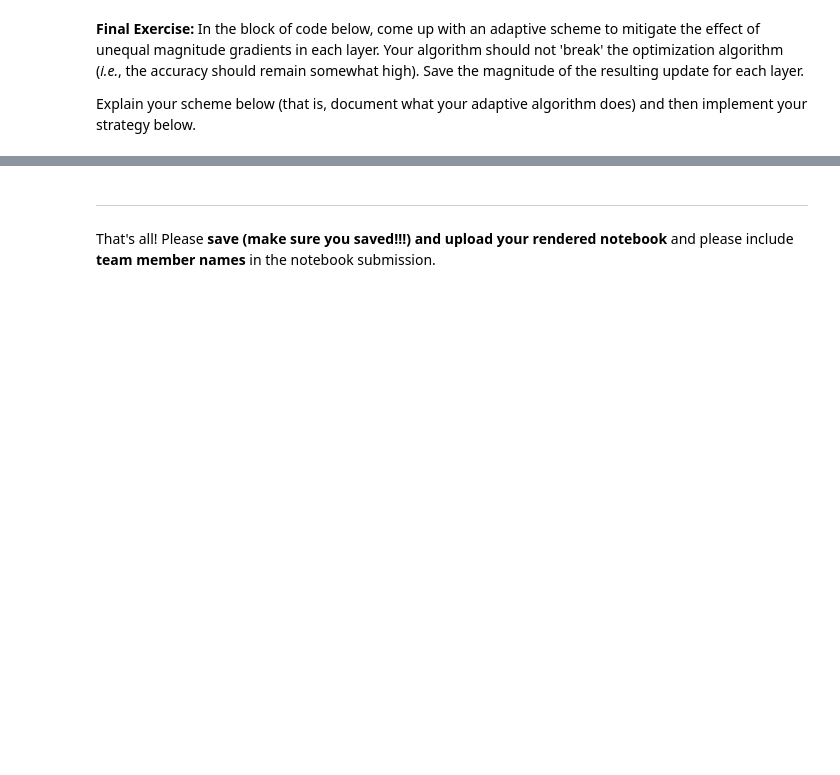
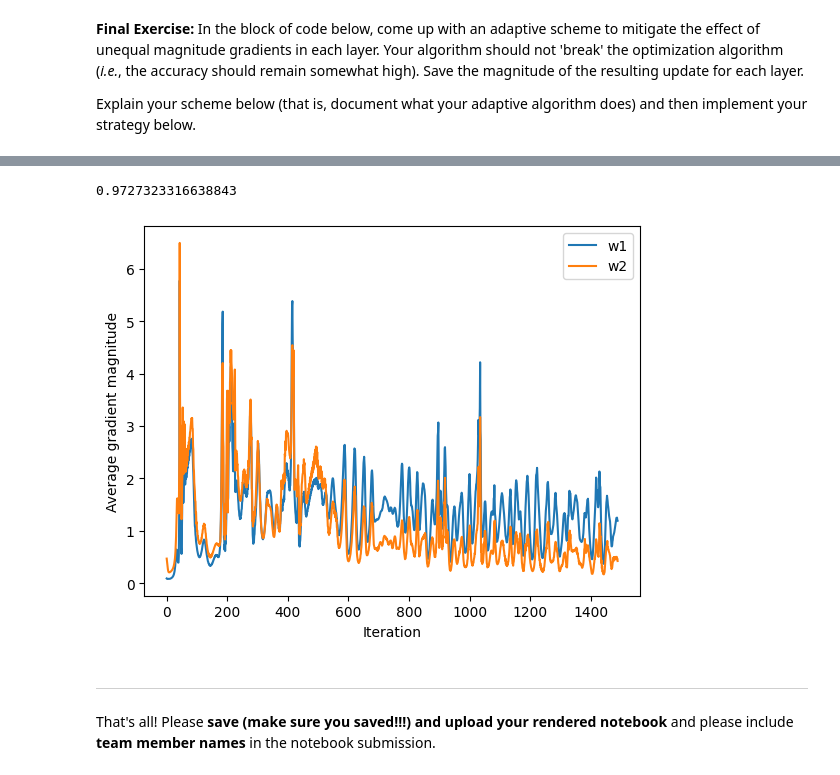
Before and after one commit to wayne-xyz/CS7324As, a Jupyter notebook: ICA2/ICA2_MachineLearning.ipynb, the cells around one changed output, grey strips where cells are left out. Saved outputs shown, nothing was run; the diff lists cells and outputs as text; code cells hidden in the pictures; blank space fills up the shorter version.

```diff
--- a/ICA2/ICA2_MachineLearning.ipynb
+++ b/ICA2/ICA2_MachineLearning.ipynb
@@ -323,6 +323,8 @@ class TwoLayerPerceptron(TwoLayerPerceptronBase):
             # magnitude of gradients grad_w1_ and grad_w2_
 
             # Track the magnitude of the gradient
+            self.grad_w1_[i] = np.mean(np.abs(gradW1))
+            self.grad_w2_[i] = np.mean(np.abs(gradW2))
             #self.grad_w1_[i] = ???
             #self.grad_w2_[i] = ???
 
@@ -375,8 +377,8 @@ class TwoLayerPerceptronVect(TwoLayerPerceptron):
         # ENTER YOUR CODE HERE to
         # calculate the sensitivities
         # NOTE: be sure to use parentheses for correct order of operations...
-        V2 =
-        V1 =
+        V2 = -2*(Y_enc-A3)*A3*(1-A3)
+        V1 =   A2*(1-A2)*(W2.T @ V2)
         #---------------------------------
 
         # Use of sensitivity is calculated for you here
@@ -448,5 +455,8 @@ ___
 # %%
 class TwoLayerPerceptronNew(TwoLayerPerceptronVect):
+
+
+
     def fit(self, X, y, print_progress=False):
         """ Learn weights from training data.
             Input X should be a matrix with separate instances
@@ -498,51 +508,80 @@ class TwoLayerPerceptronNew(TwoLayerPerceptronVect):
 
 
             # Track the magnitude of the gradient
+            self.grad_w1_[i] = np.mean(np.abs(gradW1))
+            self.grad_w2_[i] = np.mean(np.abs(gradW2))
             #self.grad_w1_[i] = ??? #(use same calculation as above)
             #self.grad_w2_[i] = ??? #(use same calculation as above)
 
             # eta1 = ??? #(new dynamic eta values)
             # eta2 = ??? #(how should these be calculated???)
 
+            #comments below
+            # i want to use eta1 and eta2 to make the gradW1 and gradW2 more closer with each other
+            # the gradW1 and gradW2 are the gradients of the weights
+
+
+            eta_start = 0.01  # Starting learning rate
+            eta_final = 0.0001  # Ending learning rate
+            max_iters = self.epochs  # Total number of iterations
+
+            # Calculate slope for linear decrease
+            slope = (eta_final - eta_start) / (max_iters - 1)
+
+            # Calculate dynamic eta values for each iteration
+            eta1 = eta_start - slope * i
+            eta2 = eta_start - slope * i
+
+
+
+            # eta1 = self.eta / (np.mean(np.abs(gradW1)) )
+            # eta2 = self.eta / (np.mean(np.abs(gradW2)) )
+
             #------------------------------------------
 
-            self.W1 -= self.eta * gradW1
-            self.W2 -= self.eta * gradW2
+            self.W1 -= eta1 * gradW1
+            self.W2 -= eta2 * gradW2
             self.b1 -= self.eta * gradb1
             self.b2 -= self.eta * gradb2
 
             #------------------------------------------
             # ENTER YOUR CODE HERE
             # Track the magnitude of the gradient update here
             # This should be AFTER applying your dynamic scaling
             # That is, you SHOULD include eta here.
 
-            #self.update_w1_[i] = ???
-            #self.update_w2_[i] = ???
+            self.update_w1_[i] = np.mean(np.abs(gradW1))
+            self.update_w2_[i] = np.mean(np.abs(gradW2))
 
             #------------------------------------------
+            # show the eat in plot dynamically
+
+
 
 
         return self
 
 
 
 clf2 = TwoLayerPerceptronNew(n_hidden=10, epochs=1500, eta=0.001)
 clf2.fit(X,y)
 
 from sklearn.metrics import accuracy_score
 yhat = clf2.predict(X)
 # the accuracy of the classifier should remain high!
 # Do not let your dynamic updates make the classifier worse...
 print(accuracy_score(y,yhat))
 
 ax = plt.subplot(1,1,1)
 plt.plot(np.abs(clf2.update_w1_[10:]), label='w1')
 plt.plot(np.abs(clf2.update_w2_[10:]), label='w2')
 plt.legend()
 plt.ylabel('Average gradient magnitude')
 plt.xlabel('Iteration')
 plt.show()
+# %% [output]
+0.9727323316638843
+[figure, added]
 # %% [markdown]
 ________________________________________________________________________________________________________
 
```
Also changed, not shown: parts of 6 cells of this notebook.
